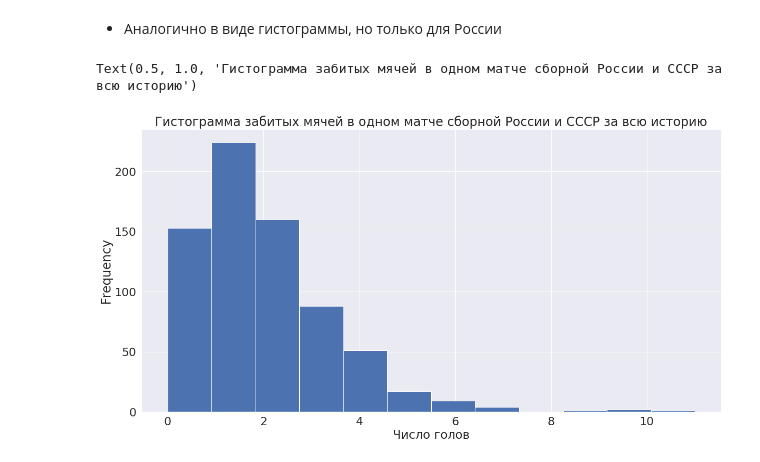
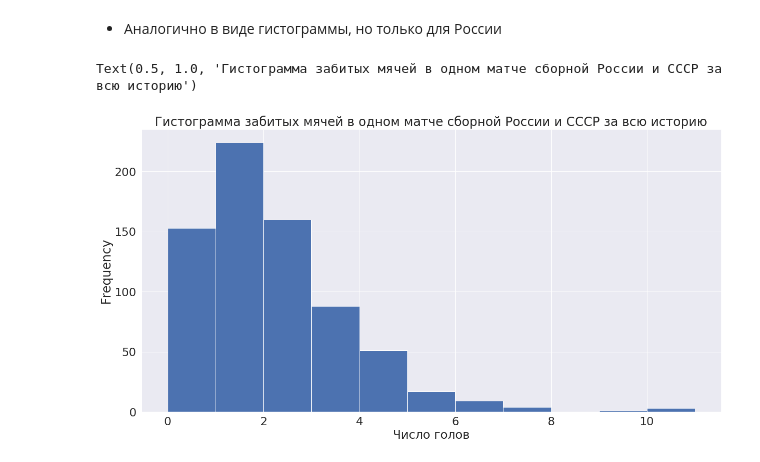
Before and after one commit to sokolovand/DSU_7, a Jupyter notebook: 3. Statistic/2. Visualisation/Vizualisation.ipynb, the cells around one changed output. Cells and saved outputs as stored; diff of their text form; code cells hidden in the pictures.

Commit message:
Visualisation

```diff
--- a/3. Statistic/2. Visualisation/Vizualisation.ipynb
+++ b/3. Statistic/2. Visualisation/Vizualisation.ipynb
@@ -491,9 +491,9 @@ seven_teams.groupby('team').mean()
 # %% [markdown]
 - Аналогично в виде гистограммы, но только для России
 # %%
-russia.score.plot(kind='hist', x = 'score', bins=12)
+russia.score.plot(kind='hist', x = 'score', bins=11)
 plt.xlabel('Число голов', fontsize=23)
 plt.title('Гистограмма забитых мячей в одном матче сборной России и СССР за всю историю')
 # %% [output]
 Text(0.5, 1.0, 'Гистограмма забитых мячей в одном матче сборной России и СССР за всю историю')
-[figure, old version]
+[figure, new version]
```
